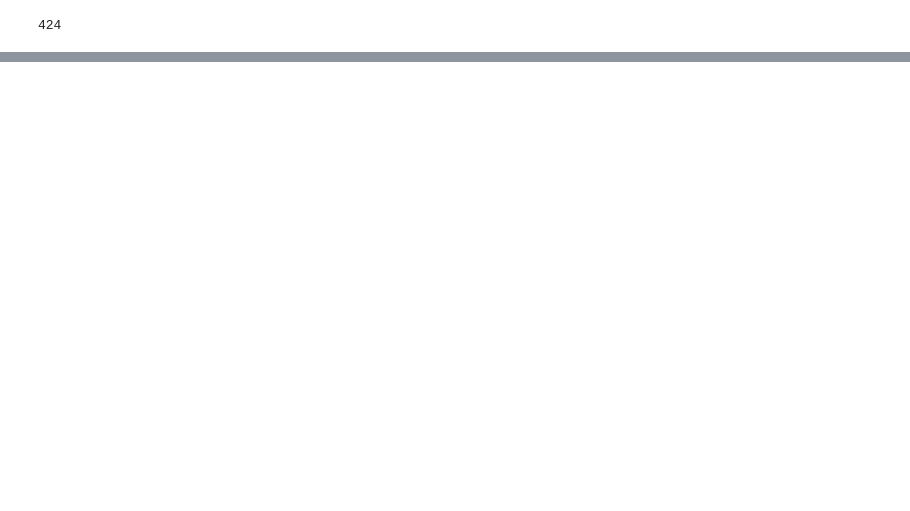
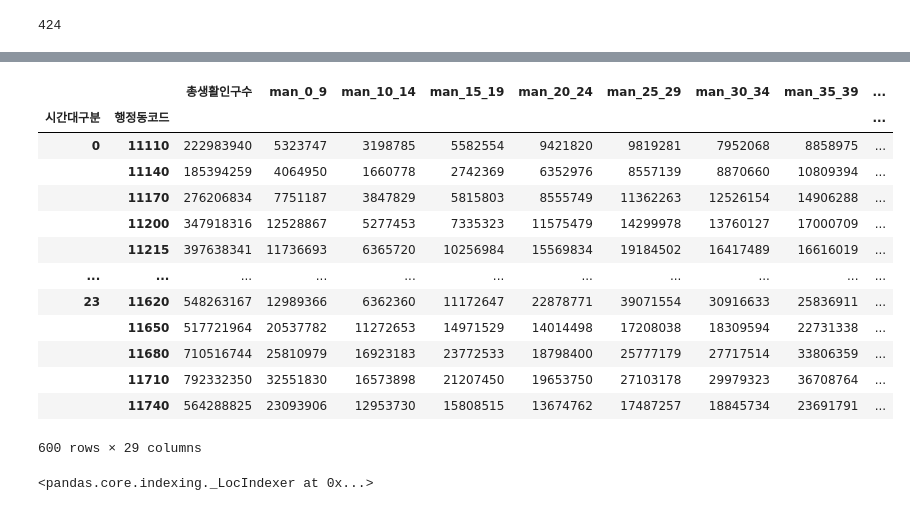
Before and after one commit to ChoiInYeol/KHUDA-Seoul-BigDataCampus, a Jupyter notebook: 6.유동인구데이터전처리.ipynb, the cells around one changed output, grey strips where cells are left out. Cells and saved outputs as stored; diff of their text form; code cells hidden in the pictures; blank space fills up the shorter version.

```diff
--- a/6.유동인구데이터전처리.ipynb
+++ b/6.유동인구데이터전처리.ipynb
@@ -219,4 +243,4 @@ len(set(df_all_years3['행정동코드']))
 # %% [output]
 424
 # %%
-df_all_years3.groupby([pd.Grouper(freq='Y'), pd.Grouper('행정동코드'), pd.Grouper('시간대구분')]).sum()
+df4 = df3.groupby([pd.Grouper('시간대구분'), pd.Grouper('행정동코드')]).sum()
@@ -254,0 +247,23 @@ df_all_years3
+# %%
+df4 = df4.drop(['index', '기준일ID'], axis=1)
+# %%
+df4
+# %% [output]
+|  |  | 총생활인구수 | man_0_9 | man_10_14 | man_15_19 | man_20_24 | man_25_29 | man_30_34 | man_35_39 | ... |
+| 시간대구분 | 행정동코드 |  |  |  |  |  |  |  |  | ... |
+| 0 | 11110 | 222983940 | 5323747 | 3198785 | 5582554 | 9421820 | 9819281 | 7952068 | 8858975 | ... |
+|  | 11140 | 185394259 | 4064950 | 1660778 | 2742369 | 6352976 | 8557139 | 8870660 | 10809394 | ... |
+|  | 11170 | 276206834 | 7751187 | 3847829 | 5815803 | 8555749 | 11362263 | 12526154 | 14906288 | ... |
+|  | 11200 | 347918316 | 12528867 | 5277453 | 7335323 | 11575479 | 14299978 | 13760127 | 17000709 | ... |
+|  | 11215 | 397638341 | 11736693 | 6365720 | 10256984 | 15569834 | 19184502 | 16417489 | 16616019 | ... |
+| ... | ... | ... | ... | ... | ... | ... | ... | ... | ... | ... |
+| 23 | 11620 | 548263167 | 12989366 | 6362360 | 11172647 | 22878771 | 39071554 | 30916633 | 25836911 | ... |
+|  | 11650 | 517721964 | 20537782 | 11272653 | 14971529 | 14014498 | 17208038 | 18309594 | 22731338 | ... |
+|  | 11680 | 710516744 | 25810979 | 16923183 | 23772533 | 18798400 | 25777179 | 27717514 | 33806359 | ... |
+|  | 11710 | 792332350 | 32551830 | 16573898 | 21207450 | 19653750 | 27103178 | 29979323 | 36708764 | ... |
+|  | 11740 | 564288825 | 23093906 | 12953730 | 15808515 | 13674762 | 17487257 | 18845734 | 23691791 | ... |
+600 rows × 29 columns
+# %%
+df4.loc
+# %% [output]
+<pandas.core.indexing._LocIndexer at 0x...>
```
Also changed, not shown: parts of 24 cells of this notebook, 5 other files.
